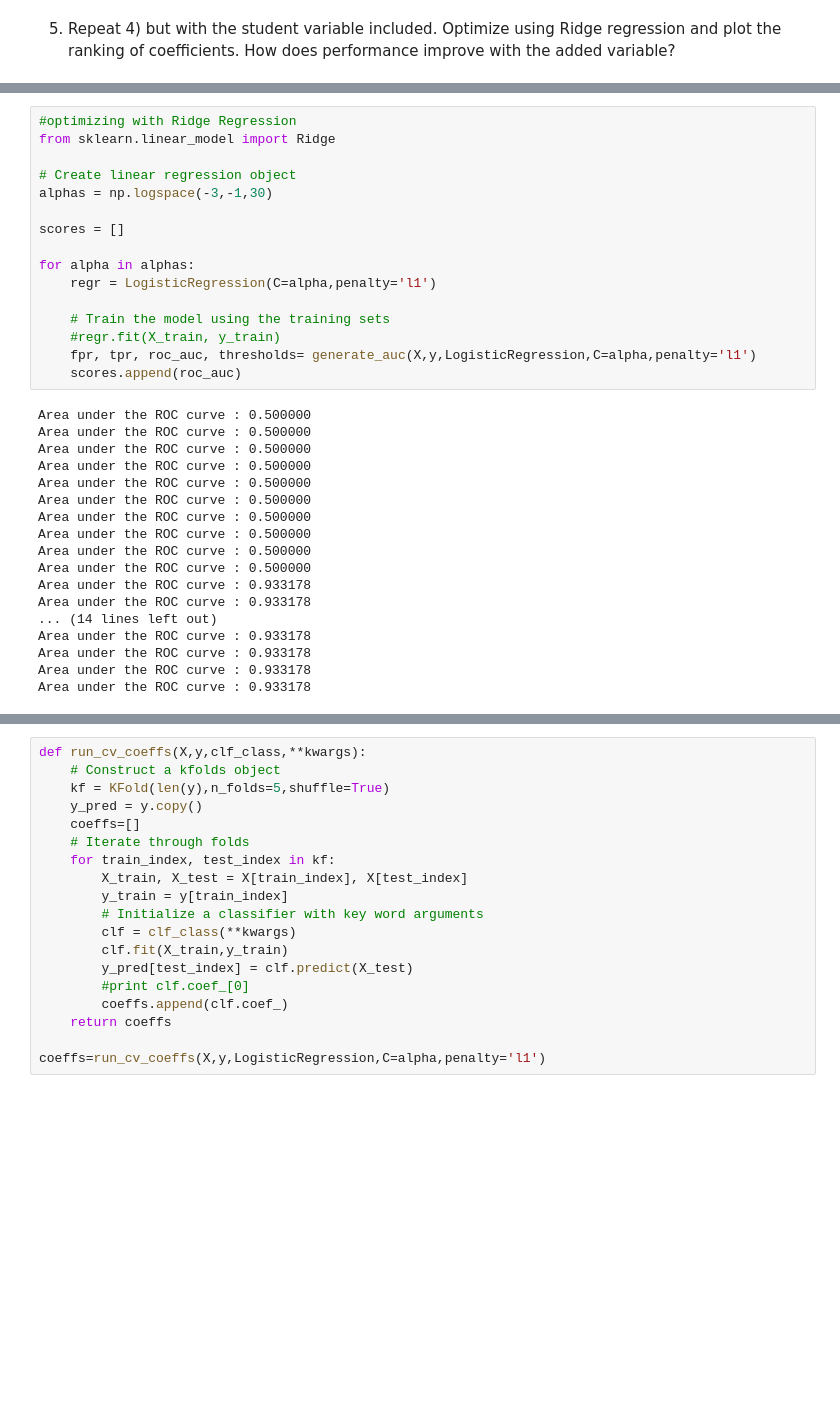
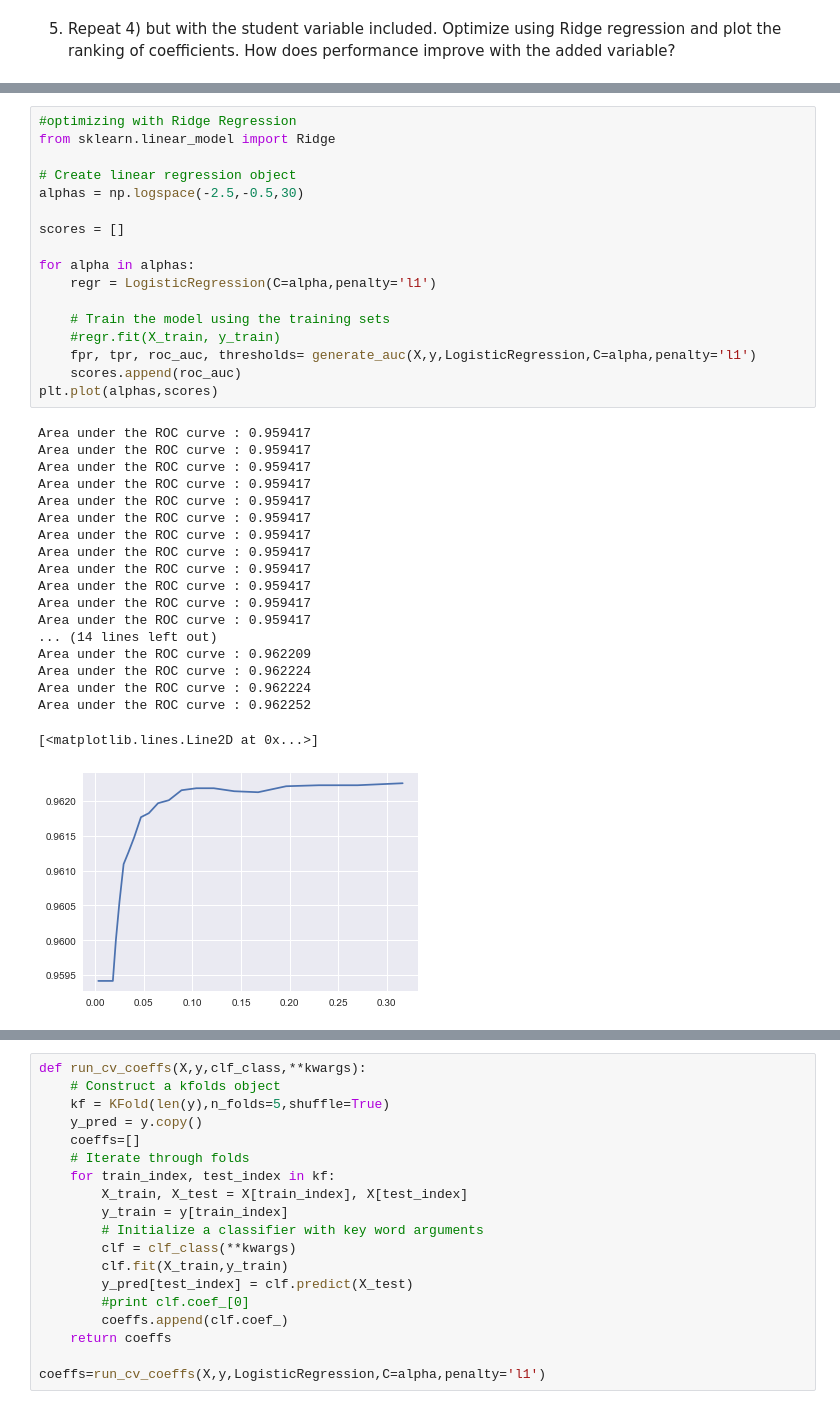
Before and after one commit to Columbia-Intro-Data-Science/python-introduction-radifi, a Jupyter notebook: Homework3-Classification.ipynb, the cells around one changed output, grey strips where cells are left out. Cells and saved outputs as stored; diff of their text form; blank space fills up the shorter version.

```diff
--- a/Homework3-Classification.ipynb
+++ b/Homework3-Classification.ipynb
@@ -291,34 +308,37 @@ Area under the ROC curve : 0.933178
 # %%
 #optimizing with Ridge Regression
 from sklearn.linear_model import Ridge
 
 # Create linear regression object
-alphas = np.logspace(-3,-1,30)
+alphas = np.logspace(-2.5,-0.5,30)
 
 scores = []
 
 for alpha in alphas:
     regr = LogisticRegression(C=alpha,penalty='l1')
 
     # Train the model using the training sets
     #regr.fit(X_train, y_train)
     fpr, tpr, roc_auc, thresholds= generate_auc(X,y,LogisticRegression,C=alpha,penalty='l1')
     scores.append(roc_auc)
+plt.plot(alphas,scores)
 # %% [output]
-Area under the ROC curve : 0.500000
-Area under the ROC curve : 0.500000
-Area under the ROC curve : 0.500000
-Area under the ROC curve : 0.500000
-Area under the ROC curve : 0.500000
-Area under the ROC curve : 0.500000
-Area under the ROC curve : 0.500000
-Area under the ROC curve : 0.500000
-Area under the ROC curve : 0.500000
-Area under the ROC curve : 0.500000
-Area under the ROC curve : 0.933178
-Area under the ROC curve : 0.933178
+Area under the ROC curve : 0.959417
+Area under the ROC curve : 0.959417
+Area under the ROC curve : 0.959417
+Area under the ROC curve : 0.959417
+Area under the ROC curve : 0.959417
+Area under the ROC curve : 0.959417
+Area under the ROC curve : 0.959417
+Area under the ROC curve : 0.959417
+Area under the ROC curve : 0.959417
+Area under the ROC curve : 0.959417
+Area under the ROC curve : 0.959417
+Area under the ROC curve : 0.959417
 ... (14 lines left out)
-Area under the ROC curve : 0.933178
-Area under the ROC curve : 0.933178
-Area under the ROC curve : 0.933178
-Area under the ROC curve : 0.933178
+Area under the ROC curve : 0.962209
+Area under the ROC curve : 0.962224
+Area under the ROC curve : 0.962224
+Area under the ROC curve : 0.962252
+[<matplotlib.lines.Line2D at 0x...>]
+[figure, added]
```
Also changed, not shown: parts of 23 cells of this notebook.
